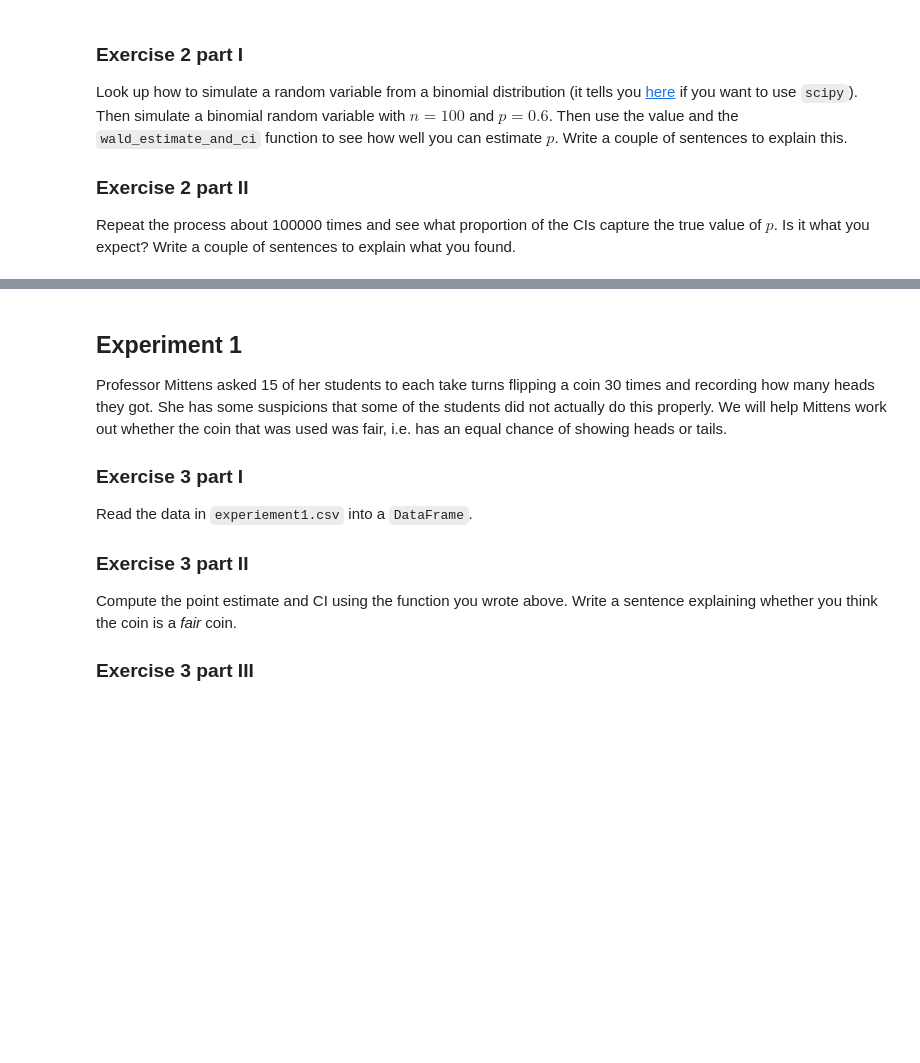
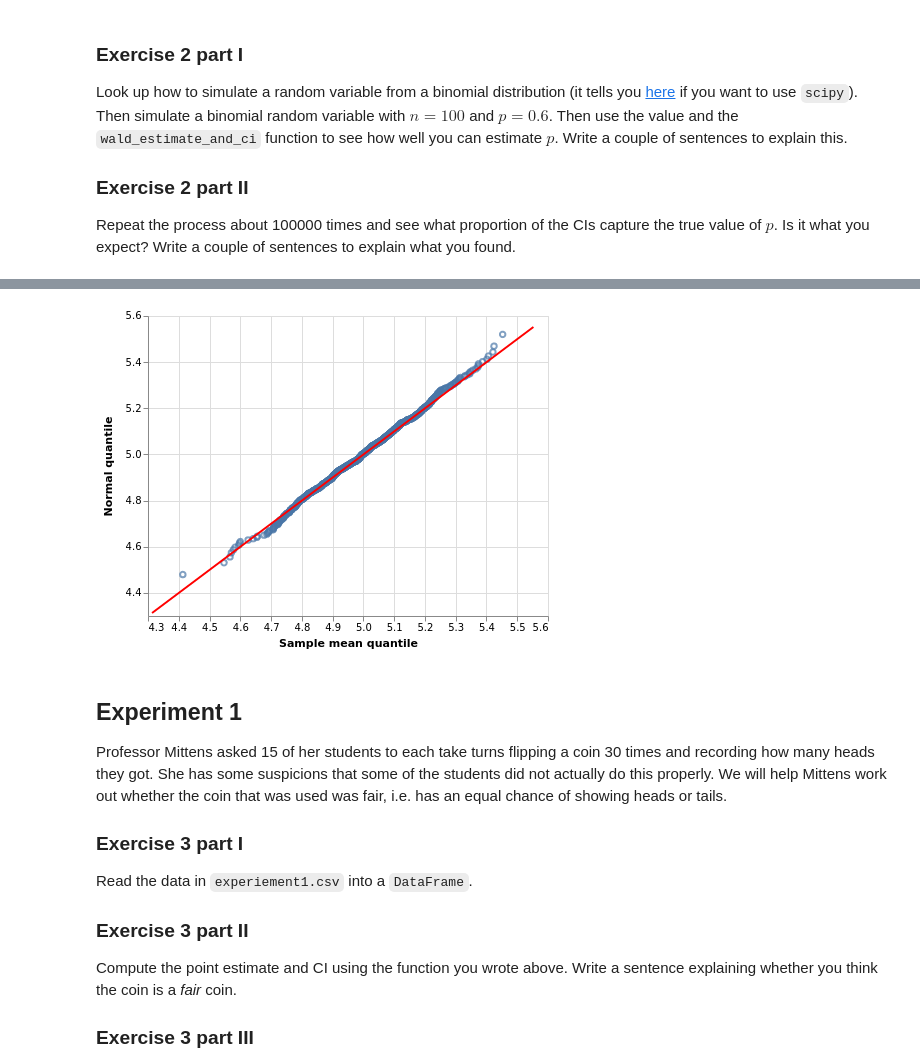
Before and after one commit to aezarebski/aas-extended-examples, a Jupyter notebook: example-1-answers.ipynb, the cells around one changed output, grey strips where cells are left out. Saved outputs shown, nothing was run; the diff lists cells and outputs as text; code cells hidden in the pictures; blank space fills up the shorter version.

```diff
--- a/example-1-answers.ipynb
+++ b/example-1-answers.ipynb
@@ -67,3 +112,32 @@ reduce(lambda a, b: a + 1 if b else a, p_in_ci_bools, 0) / 100000
+# %%
+unit_mesh = [1 - (1 / len(sample_means)) * ix - (0.5 / len(sample_means)) for ix in range(0,len(sample_means))]
+quantile_vals = [stats.norm.isf(u, loc = 5, scale = clt_scale) for u in unit_mesh]
+sample_means.sort()
+quant_df = pd.DataFrame({
+    "sample_means": sample_means,
+    "quantiles": quantile_vals})
+
+ab_lims = [min(sample_means)-0.1, max(sample_means)+0.1]
+abline_df = pd.DataFrame({"x": ab_lims, "y": ab_lims})
+
+quant_points = (alt
+                   .Chart(quant_df)
+                   .mark_point()
+                   .encode(x =  alt.X('sample_means:Q',
+                                      scale=alt.Scale(zero=False),
+                                      title = "Sample mean quantile"),
+                           y = alt.Y('quantiles:Q',
+                                      scale=alt.Scale(zero=False),
+                                      title = "Normal quantile")))
+
+ab_line = (alt
+          .Chart(abline_df)
+          .mark_line(color = "red")
+          .encode(x = "x", y = "y"))
+
+quant_points + ab_line
+# %% [output]
+[figure, added]
 # %% [markdown]
 ## Experiment 1
 
```
Also changed, not shown: parts of 7 cells of this notebook.
